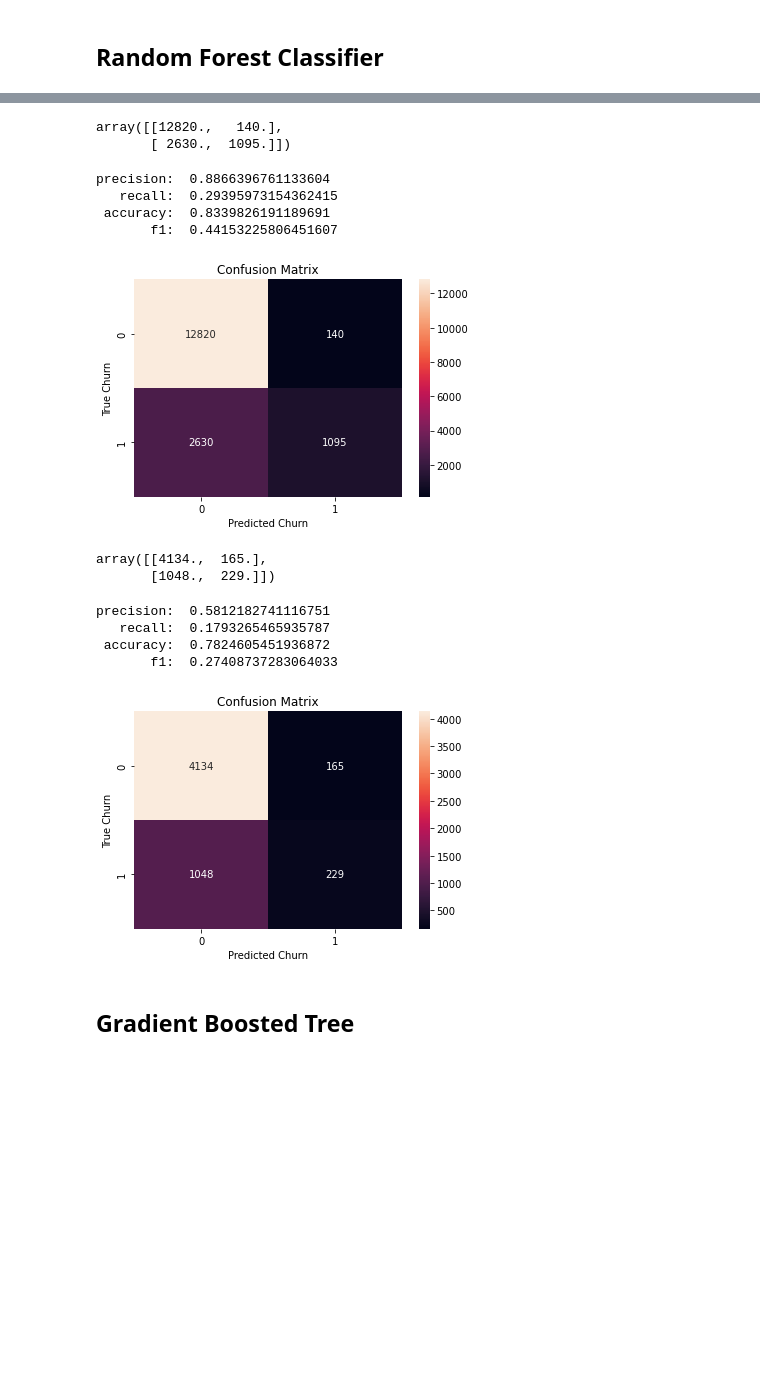
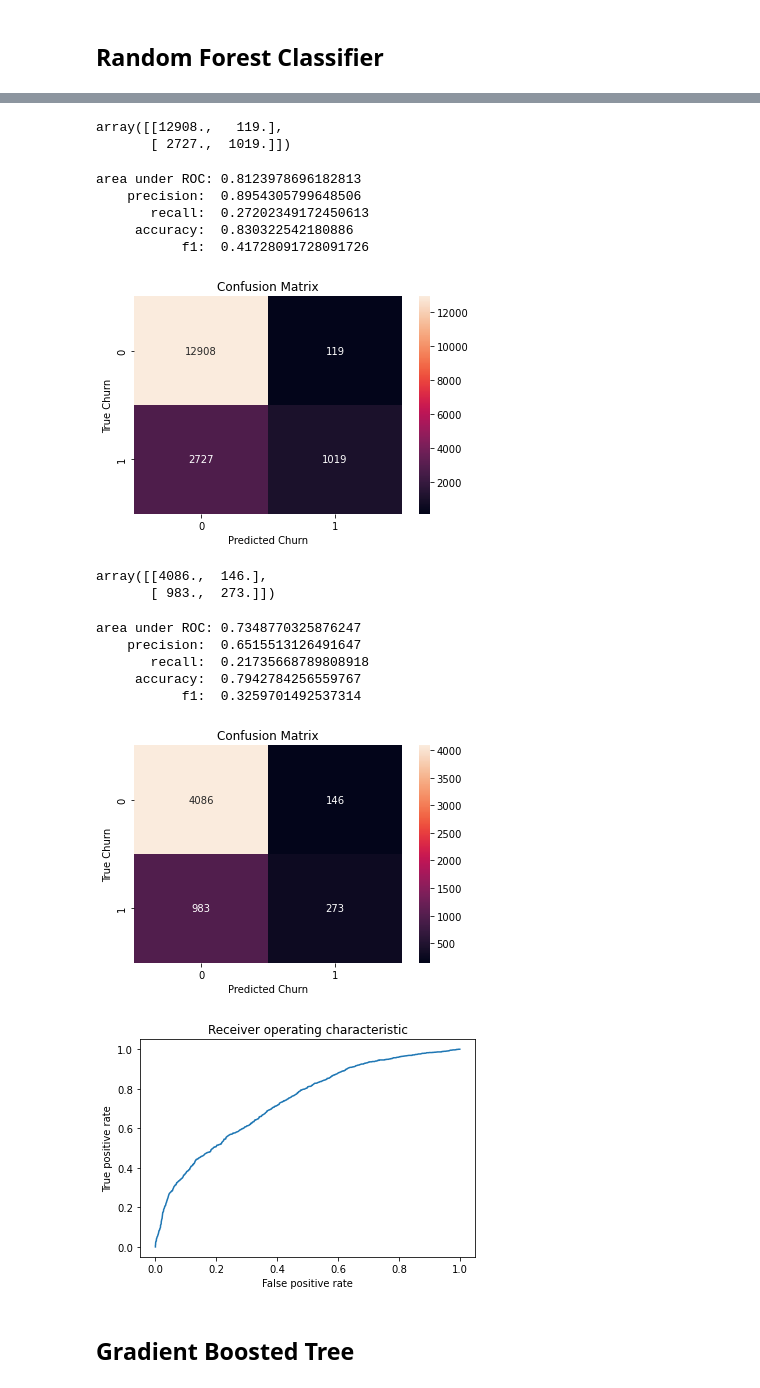
Before and after one commit to bullett445/udacity-sparkify, a Jupyter notebook: Sparkify_Model.ipynb, the cells around one changed output, grey strips where cells are left out. Drawn from its saved outputs; the diff is of its cells as text; code cells hidden in the pictures; blank space fills up the shorter version.

```diff
--- a/Sparkify_Model.ipynb
+++ b/Sparkify_Model.ipynb
@@ -59,14 +61,16 @@ root
 # %%
-# common functions
 def get_metrics(prediction):
     predictionAndLabels = prediction.withColumn("churnD",col("churn").cast("Double")).select(['prediction', 'churnD']).rdd
     return MulticlassMetrics(predictionAndLabels)
 
-def display_metrics(metrics):
+def display_metrics(prediction):
+    metrics = get_metrics(prediction)
+    evaluator = BinaryClassificationEvaluator(labelCol='churn', metricName='areaUnderROC')
     display(metrics.confusionMatrix().toArray())
-    print('precision: ', metrics.precision(1.0))
-    print('   recall: ', metrics.recall(1.0))
-    print(' accuracy: ', metrics.accuracy)
-    print('       f1: ', metrics.fMeasure(1.0, 1.0)) # label, beta
+    print('area under ROC:', evaluator.evaluate(prediction))
+    print('    precision: ', metrics.precision(1.0))
+    print('       recall: ', metrics.recall(1.0))
+    print('     accuracy: ', metrics.accuracy)
+    print('           f1: ', metrics.fMeasure(1.0, 1.0)) # label, beta
     ax = sns.heatmap(metrics.confusionMatrix().toArray(), annot=True, fmt='g')
     ax.set(xlabel='Predicted Churn', ylabel='True Churn', title='Confusion Matrix')
@@ -73,13 +79,11 @@ def display_metrics(metrics):
 # %%
-def build_pipeline(classifier):
+def build_pipeline(classifier, features):
     stages = [StringIndexer(inputCol=column, outputCol=column+"IDX") for column in ['gender', 'location']]
     onehotencoder = OneHotEncoder(inputCols=["locationIDX"], outputCols=["locationVec"])
     stages.append(onehotencoder)
 
     assembler = VectorAssembler(
-        inputCols=["adverts_per_song", "adverts_per_song_free", "adverts_per_song_paid", "artist_diversity", "downgrade_visits", "errors_per_activity", "friends_added",
-                   "help_visits_per_activity", "home_visits_per_activity", "mobile", "pc", "skip_ahead_per_song", "song_diversity", "songs_in_playlist", "songs_per_artist", "submitted_downgrades",
-                   "tablet", "thumbs_down_per_song", "thumbs_up_per_song", "upgrade_visits", "genderIDX"],
+        inputCols=features,
         outputCol="features")
 
     stages.append(assembler)
@@ -92,3 +133,7 @@ def build_pipeline(classifier):
+# %%
+features = ["adverts_per_song", "adverts_per_song_free", "adverts_per_song_paid", "artist_diversity", "downgrade_visits", "errors_per_activity", "friends_added",
+            "help_visits_per_activity", "home_visits_per_activity", "mobile", "pc", "skip_ahead_per_song", "song_diversity", "songs_in_playlist", "songs_per_artist", "submitted_downgrades",
+            "tablet", "thumbs_down_per_song", "thumbs_up_per_song", "upgrade_visits", "genderIDX"]
 # %% [markdown]
 ## Random Forest Classifier
 # %%
@@ -97,12 +194,20 @@ pipeline = build_pipeline(rf)
 # %%
+rf = RandomForestClassifier(labelCol="churn", featuresCol="scaledFeatures")
+pipeline = build_pipeline(rf, features)
+
 paramGrid = ParamGridBuilder() \
+    .addGrid(rf.impurity, ['entropy', 'gini']) \
     .addGrid(rf.maxDepth, [3, 5, 10]) \
-    .addGrid(rf.numTrees, [5, 10, 20]) \
+    .addGrid(rf.numTrees, [10, 20, 30]) \
+    .addGrid(rf.minInfoGain, [0.0, 0.05]) \
+    .addGrid(rf.minInstancesPerNode, [1, 2, 3]) \
     .build()
+
+evaluator = BinaryClassificationEvaluator(labelCol='churn', metricName='areaUnderROC')
 
 crossval = CrossValidator(estimator=pipeline,
                           estimatorParamMaps=paramGrid,
-                          evaluator=MulticlassClassificationEvaluator(labelCol='churn', metricLabel=1.0, metricName='fMeasureByLabel'),
+                          evaluator=evaluator,
                           numFolds=5)
 
 rf_model = crossval.fit(trainingData)
@@ -109,27 +234,29 @@ rf_model = crossval.fit(trainingData)
 # %%
 trainPred = rf_model.transform(trainingData)
-trainMetrics = get_metrics(trainPred)
-display_metrics(trainMetrics)
+display_metrics(trainPred)
 # %% [output]
-array([[12820.,   140.],
-       [ 2630.,  1095.]])
+array([[12908.,   119.],
+       [ 2727.,  1019.]])
-precision:  0.8866396761133604
-   recall:  0.29395973154362415
- accuracy:  0.8339826191189691
-       f1:  0.44153225806451607
+area under ROC: 0.8123978696182813
+    precision:  0.8954305799648506
+       recall:  0.27202349172450613
+     accuracy:  0.830322542180886
+           f1:  0.41728091728091726
 [figure]
 # %%
 testPred = rf_model.transform(testData)
-testMetrics = get_metrics(testPred)
-display_metrics(testMetrics)
+display_metrics(testPred)
+plot_roc(testPred)
 # %% [output]
-array([[4134.,  165.],
-       [1048.,  229.]])
+array([[4086.,  146.],
+       [ 983.,  273.]])
-precision:  0.5812182741116751
-   recall:  0.1793265465935787
- accuracy:  0.7824605451936872
-       f1:  0.27408737283064033
+area under ROC: 0.7348770325876247
+    precision:  0.6515513126491647
+       recall:  0.21735668789808918
+     accuracy:  0.7942784256559767
+           f1:  0.3259701492537314
-[figure, old version]
+[figure, new version]
+[figure, added]
 # %% [markdown]
 ## Gradient Boosted Tree
 # %%
```
Also changed, not shown: parts of 32 cells of this notebook.
